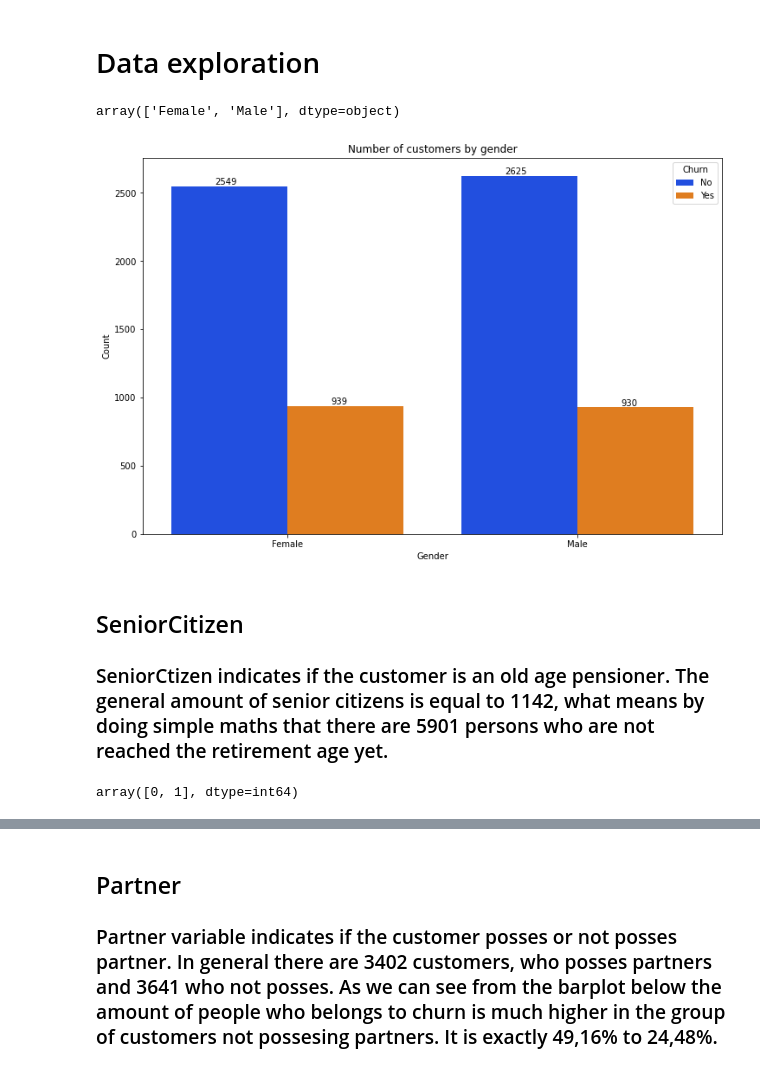
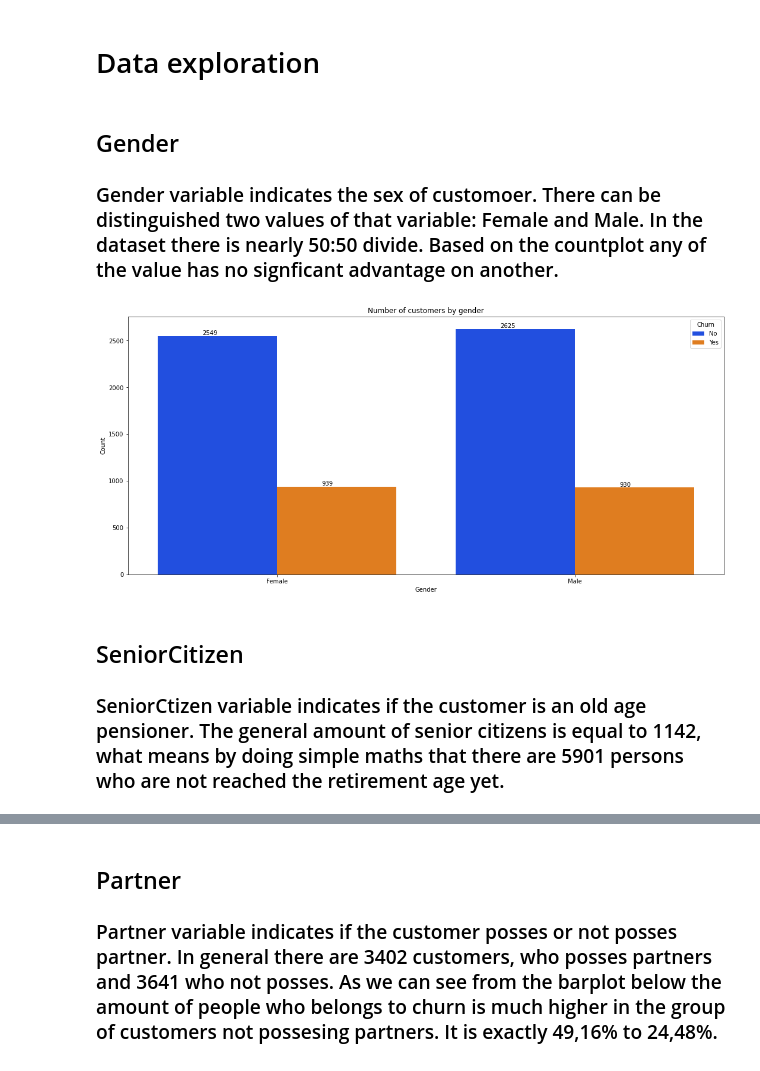
Before and after one commit to ShadowX97/projects, a Jupyter notebook: Telco_customer_churn.ipynb, the cells around one changed output, grey strips where cells are left out. Drawn from its saved outputs; the diff is of its cells as text; code cells hidden in the pictures.

Commit message:
Added plots of new values and some comments

```diff
--- a/Telco_customer_churn.ipynb
+++ b/Telco_customer_churn.ipynb
@@ -23,28 +23,23 @@ df.head(5) #to make sure that data import correctly
 5 rows × 21 columns
 # %% [markdown]
 # Data exploration
-# %%
-df['gender'].unique()
-# %% [output]
-array(['Female', 'Male'], dtype=object)
+# %% [markdown]
+## Gender
+### Gender variable indicates the sex of customoer. There can be distinguished two values of that variable: Female and Male. In the dataset there is nearly 50:50 divide. Based on the countplot any of the value has no signficant advantage on another.
 # %%
-plt.figure(figsize=(12,8))
+plt.figure(figsize=(18,8))
 ax = sns.countplot(x = 'gender', hue = 'Churn', data = df, palette = 'bright')
 plt.title('Number of customers by gender')
 plt.xlabel('Gender')
 plt.ylabel('Count')
 
 for p in ax.patches:
      ax.annotate(p.get_height(), (p.get_x()+ 0.15, p.get_height()+10))
 
 plt.show()
 # %% [output]
-[figure, old version]
+[figure, new version]
 # %% [markdown]
 ## SeniorCitizen
-### SeniorCtizen indicates if the customer is an old age pensioner. The general amount of senior citizens is equal to 1142, what means by doing simple maths that there are 5901 persons who are not reached the retirement age yet.
+### SeniorCtizen variable indicates if the customer is an old age pensioner. The general amount of senior citizens is equal to 1142, what means by doing simple maths that there are 5901 persons who are not reached the retirement age yet.
-# %%
-df['SeniorCitizen'].unique()
-# %% [output]
-array([0, 1], dtype=int64)
 # %%
```
Also changed, not shown: parts of 12 cells of this notebook.
